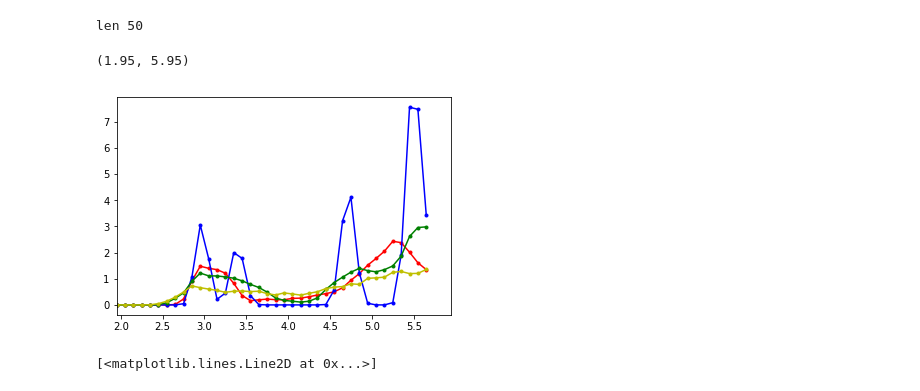
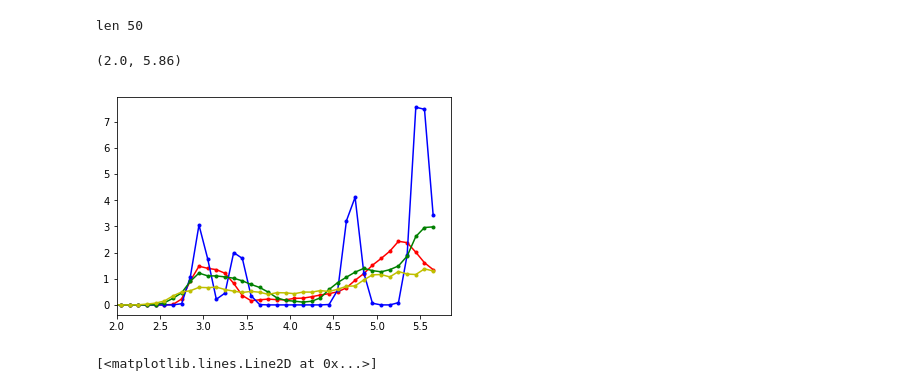
Before and after one commit to vlcekl/eam-models, a Jupyter notebook: notebooks/convert_tpf_to_bsplines.ipynb, the cells around one changed output. Drawn from its saved outputs; the diff is of its cells as text; code cells hidden in the pictures.

Commit message:
energy matching

```diff
--- a/notebooks/convert_tpf_to_bsplines.ipynb
+++ b/notebooks/convert_tpf_to_bsplines.ipynb
@@ -92,15 +76,15 @@ stats_bspline = tpf_to_bsplines(stats_tpf)
 # %% [output]
 len 50
 # %%
-plt.plot(np.array(stats_bspline['hyperparams']['pair'][:-4-3])+0.4, stats_bspline['fcc_npt_langevin_300K']['energy'][0][2][:-3], 'r.-')
-plt.plot(np.array(stats_bspline['hyperparams']['pair'][:-4-3])+0.4, stats_bspline['bcc_npt_langevin_300K']['energy'][0][2][:-3], 'b.-')
-plt.plot(np.array(stats_bspline['hyperparams']['pair'][:-4-3])+0.4, stats_bspline['bcc_npt_langevin_3700K']['energy'][0][2][:-3], 'g.-')
-plt.plot(np.array(stats_bspline['hyperparams']['pair'][:-4-3])+0.4, stats_bspline['liq_3700K']['energy'][0][2][:-3], 'y.-')
-
-plt.xlim(1.95,5.95)
+plt.plot(np.array(stats_bspline['hyperparams']['pair'][:-3])+0.4, stats_bspline['fcc_npt_langevin_300K']['energy'][0][2][:-3], 'r.-')
+plt.plot(np.array(stats_bspline['hyperparams']['pair'][:-3])+0.4, stats_bspline['bcc_npt_langevin_300K']['energy'][0][2][:-3], 'b.-')
+plt.plot(np.array(stats_bspline['hyperparams']['pair'][:-3])+0.4, stats_bspline['bcc_npt_langevin_3700K']['energy'][0][2][:-3], 'g.-')
+plt.plot(np.array(stats_bspline['hyperparams']['pair'][:-3])+0.4, stats_bspline['liq_5000K']['energy'][0][2][:-3], 'y.-')
+#plt.plot(np.array(stats_bspline['hyperparams']['pair'][:-4-3]), stats_bspline['eos']['energy'][2][2][:-3], 'c.-')
+plt.xlim(2.0)
 # %% [output]
-(1.95, 5.95)
+(2.0, 5.86)
-[figure, old version]
+[figure, new version]
 # %%
 plt.plot(stats_tpf['relax']['energy'][0][2], 'bo-')
 # %% [output]
```
Also changed, not shown: parts of 20 cells of this notebook, 5 other files.
